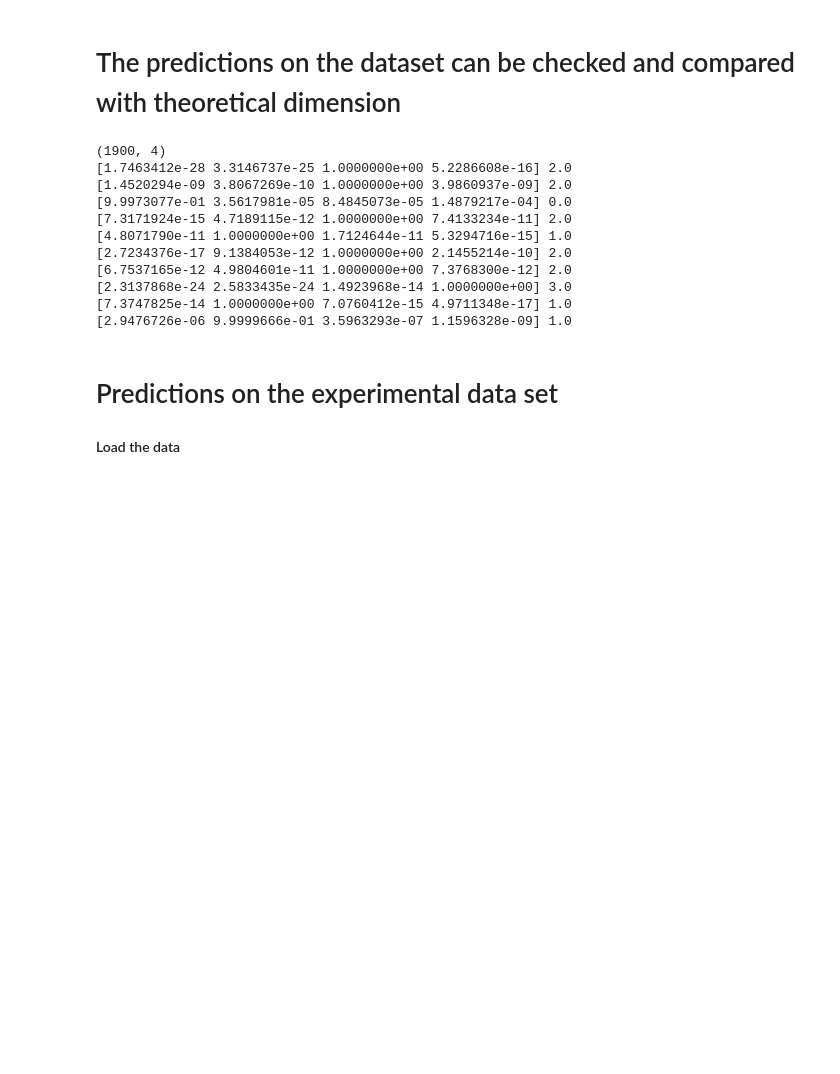
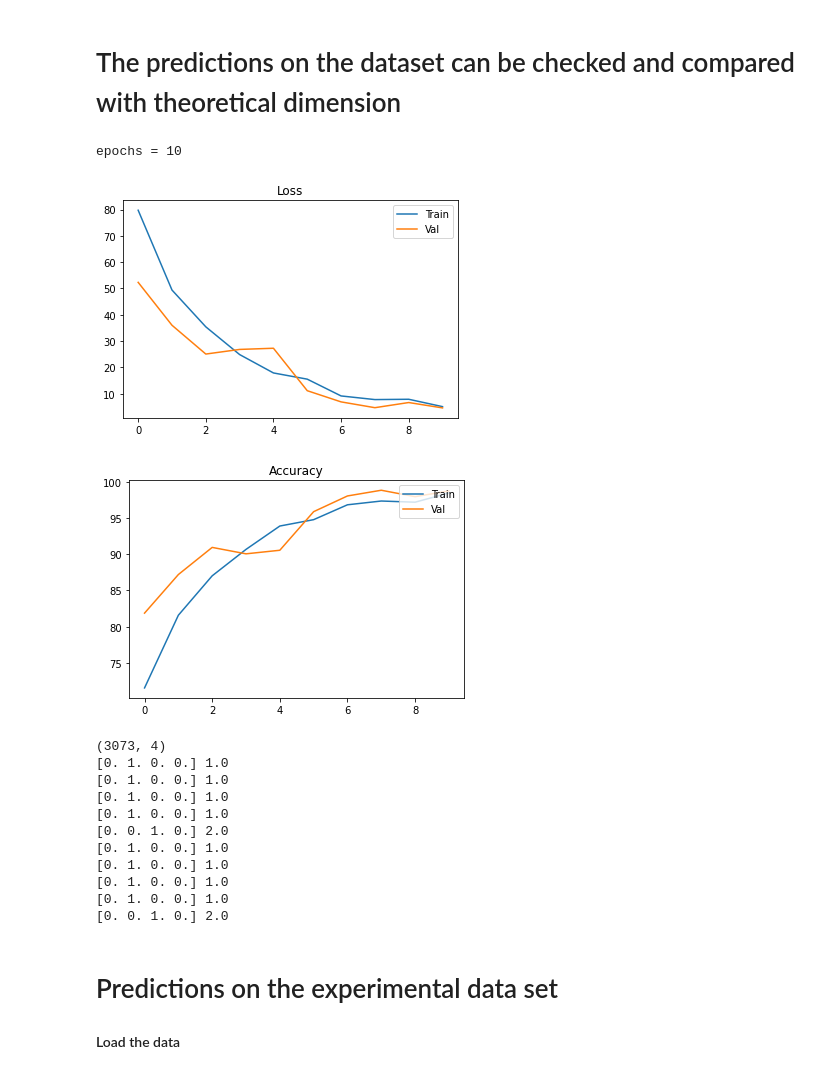
Before and after one commit to WachoRodrigues/AutoDim, a Jupyter notebook: CNN_batchOK_dataaug.ipynb, the cells around one changed output. Drawn from its saved outputs; the diff is of its cells as text; code cells hidden in the pictures; blank space fills up the shorter version.

```diff
--- a/CNN_batchOK_dataaug.ipynb
+++ b/CNN_batchOK_dataaug.ipynb
@@ -65,11 +66,11 @@ print(ntheor.shape)
 # %%
 # format of the function in autoXRD.ipynb = augdata(data,num,par1,minn,maxn)
 # number of data generated from augmentation
-th_num = 1900
+th_num = 3073
 
 # Define 2theta range for data augmentation
 exp_min = 0
-exp_max = 2000
+exp_max = 1500
 
 # Very important parameter that defines where the simulted data starts, it HAS TO be the same as experimental data
 theor_min = 150
@@ -170,9 +171,12 @@ class ConvModel(tf.keras.Model):
         self.pool3 = tf.compat.v1.layers.MaxPooling1D(pool_size=1, strides=2, padding='same', name="pool3")
         # Flatten the convolution
         self.flatten = tf.keras.layers.Flatten(name="flatten")
+        #Dropout
+        self.dropout = tf.keras.layers.Dropout(rate=0.5, name="dropout")
         # Dense layers
-        self.d1 = tf.keras.layers.Dense(1024, activation='relu', name="d1")
-        self.d2 = tf.keras.layers.Dense(128, activation='relu', name="d2")
+        self.d1 = tf.keras.layers.Dense(128, activation='relu', name="d1")
+        self.d2 = tf.keras.layers.Dense(64, activation='relu', name="d2")
+        #self.d3 = tf.keras.layers.Dense(128, activation='relu', name="d3")
         n_labels = 4
         self.out = tf.keras.layers.Dense(n_labels, activation='softmax', name="output")
 
@@ -184,9 +188,11 @@ class ConvModel(tf.keras.Model):
         conv3 = self.conv3(pool2)
         pool3 = self.pool1(conv3)
         flatten = self.flatten(conv3)
+        dropout = self.dropout(flatten)
         #print(flatten)
-        d1 = self.d1(flatten)
+        d1 = self.d1(dropout)
         d2 = self.d2(d1)
+        #d3 = self.d3(d2)
         #print(d1)
         output = self.out(d2)
         return output
@@ -249,7 +255,12 @@ def valid_step(X_th, Y_th):
 # %% [markdown]
 # Number of iteration of the model (epoch) and introduction of batch size
 # %%
-epoch = 20
+plt_validation_acc = []
+plt_validation_loss = []
+plt_train_acc = []
+plt_train_loss = []
+
+epoch = 10
 batch_size = 32
 b = 0 # Counting of the batchs
 for epoch in range(epoch):
@@ -265,13 +276,20 @@ for epoch in range(epoch):
     # Validation set
     for X_th_batch, Y_th_batch in valid_dataset.batch(batch_size):
         valid_step(X_th_batch, Y_th_batch) # Precision measurement on each batch
-
     template = '\nEpoch {}, Valid Loss: {}, Valid Accuracy: {}'
     print(template.format(
         epoch+1,
         valid_loss.result(),
         valid_accuracy.result()*100)
     )
+    acc1 = train_accuracy.result()*100
+    plt_train_acc.append(acc1)
+    loss1 = train_loss.result()*100
+    plt_train_loss.append(loss1)
+    acc2 = valid_accuracy.result()*100
+    plt_validation_acc.append(acc2)
+    loss2 = valid_loss.result()*100
+    plt_validation_loss.append(loss2)
     # At the end of each epochs the values are erased and the next training starts
     valid_loss.reset_states()
     valid_accuracy.reset_states()
@@ -298,22 +319,40 @@ Epoch 20, Valid Loss: 2.1043411834398285e-05, Valid Accuracy: 100.0
 # %% [markdown]
 # The predictions on the dataset can be checked and compared with theoretical dimension
+# %%
+print("epochs =" , len(plt_train_loss))
+
+plt.plot(plt_train_loss, label="Train")
+plt.plot(plt_validation_loss, label="Val")
+plt.legend(loc='upper right')
+plt.title("Loss")
+plt.show()
+
+plt.plot(plt_train_acc, label="Train")
+plt.plot(plt_validation_acc, label="Val")
+plt.legend(loc='upper right')
+plt.title("Accuracy")
+plt.show()
+# %% [output]
+epochs = 10
+[figure, added]
+[figure, added]
 # %%
-res = model.predict(X_th[:,:,:])
+res = np.around(model.predict(X_th[:,:,:]), decimals=0)
 print(res.shape)
 for i in range(0, 10):
     print(res[i], Y_th[i])
 # %% [output]
-(1900, 4)
-[1.7463412e-28 3.3146737e-25 1.0000000e+00 5.2286608e-16] 2.0
-[1.4520294e-09 3.8067269e-10 1.0000000e+00 3.9860937e-09] 2.0
-[9.9973077e-01 3.5617981e-05 8.4845073e-05 1.4879217e-04] 0.0
-[7.3171924e-15 4.7189115e-12 1.0000000e+00 7.4133234e-11] 2.0
-[4.8071790e-11 1.0000000e+00 1.7124644e-11 5.3294716e-15] 1.0
-[2.7234376e-17 9.1384053e-12 1.0000000e+00 2.1455214e-10] 2.0
-[6.7537165e-12 4.9804601e-11 1.0000000e+00 7.3768300e-12] 2.0
-[2.3137868e-24 2.5833435e-24 1.4923968e-14 1.0000000e+00] 3.0
-[7.3747825e-14 1.0000000e+00 7.0760412e-15 4.9711348e-17] 1.0
-[2.9476726e-06 9.9999666e-01 3.5963293e-07 1.1596328e-09] 1.0
+(3073, 4)
+[0. 1. 0. 0.] 1.0
+[0. 1. 0. 0.] 1.0
+[0. 1. 0. 0.] 1.0
+[0. 1. 0. 0.] 1.0
+[0. 0. 1. 0.] 2.0
+[0. 1. 0. 0.] 1.0
+[0. 1. 0. 0.] 1.0
+[0. 1. 0. 0.] 1.0
+[0. 1. 0. 0.] 1.0
+[0. 0. 1. 0.] 2.0
 # %% [markdown]
 # Predictions on the experimental data set
 #### Load the data
```
Also changed, not shown: parts of 10 cells of this notebook.
